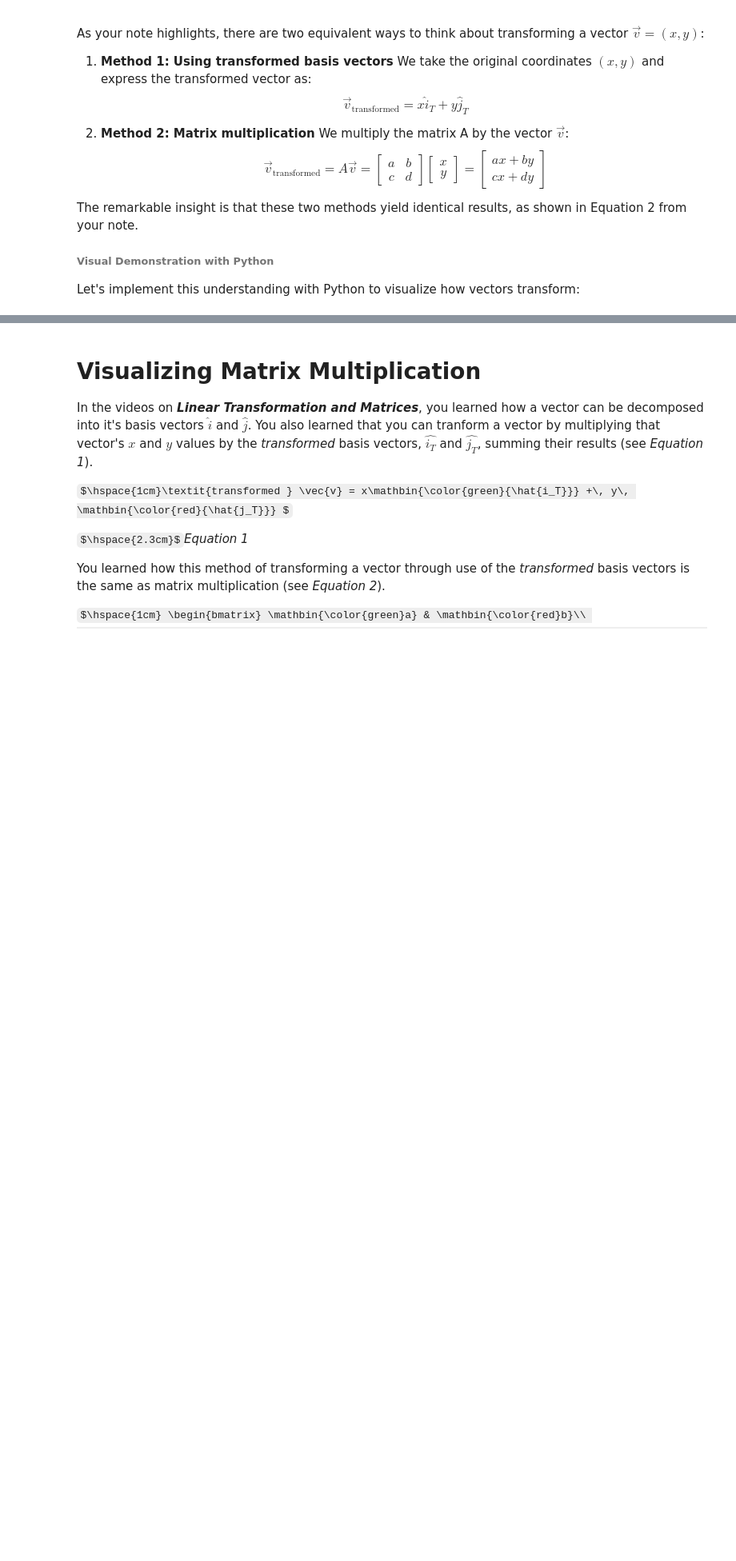
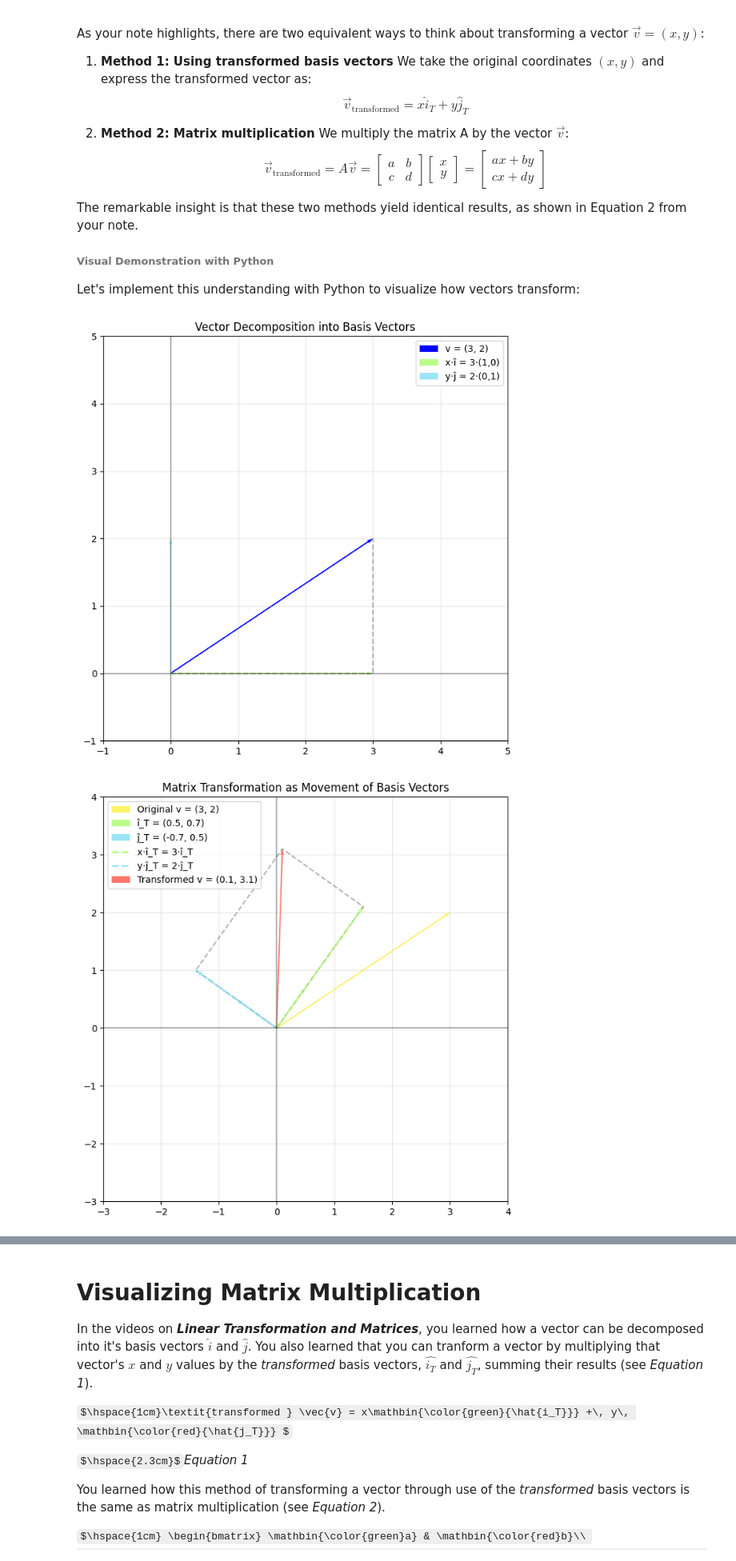
Before and after one commit to Chaklader/flower-image-classifier, a Jupyter notebook: lectures/linear_algebra/3_plotting_matrix_multiplication.ipynb, the cells around one changed output, grey strips where cells are left out. Shown at 80% size. Saved outputs shown, nothing was run; the diff lists cells and outputs as text; code cells hidden in the pictures; some formulas as TeX source; blank space fills up the shorter version.

Commit message:
feat: implement plot_vector function for matrix multiplication visualization

```diff
--- a/lectures/linear_algebra/3_plotting_matrix_multiplication.ipynb
+++ b/lectures/linear_algebra/3_plotting_matrix_multiplication.ipynb
@@ -146,10 +146,18 @@ Let's implement this understanding with Python to visualize how vectors transfor
 import numpy as np
 import matplotlib.pyplot as plt
 
-def plot_vector(vector, color='blue', label=None, linestyle='-', alpha=1.0):
+def plot_vector(vector, color='blue', label=None, alpha=1.0, linestyle='-'):
     """Plot a vector from the origin."""
-    plt.quiver(0, 0, vector[0], vector[1], angles='xy', scale_units='xy',
-               scale=1, color=color, label=label, linestyle=linestyle, alpha=alpha)
+    if linestyle == '--':
+        # For dashed lines, use plot instead of quiver
+        plt.plot([0, vector[0]], [0, vector[1]], color=color, linestyle='--',
+                 alpha=alpha, linewidth=2, label=label)
+        # Add arrowhead
+        plt.annotate('', xy=vector, xytext=(0, 0),
+                    arrowprops=dict(arrowstyle='->', color=color, alpha=alpha))
+    else:
+        plt.quiver(0, 0, vector[0], vector[1], angles='xy', scale_units='xy',
+                   scale=1, color=color, label=label, alpha=alpha, width=0.003)
 
 def plot_basis_decomposition(vector, color='blue', i_color='#BCFB89', j_color='#9AE4F5'):
     """Plot a vector and its decomposition into basis vectors."""
@@ -189,7 +197,7 @@ def plot_transformation(matrix, vector, i_color='#BCFB89', j_color='#9AE4F5',
     x_component_transformed = vector[0] * i_hat_transformed
     y_component_transformed = vector[1] * j_hat_transformed
 
-    # Plot transformed components
+    # Plot transformed components with dashed lines
     plot_vector(x_component_transformed, color=i_color, linestyle='--',
                label=f'x·î_T = {vector[0]}·î_T')
     plot_vector(y_component_transformed, color=j_color, linestyle='--',
@@ -226,30 +234,33 @@ plt.show()
 A = np.array([[0.5, -0.7], [0.7, 0.5]])  # Rotation + scaling matrix
 
 plt.figure(figsize=(10, 8))
 transformed_v = plot_transformation(A, v)
 plt.grid(alpha=0.3)
 plt.axhline(y=0, color='k', linestyle='-', alpha=0.3)
 plt.axvline(x=0, color='k', linestyle='-', alpha=0.3)
 plt.xlim(-3, 4)
 plt.ylim(-3, 4)
 plt.gca().set_aspect('equal')
 plt.title('Matrix Transformation as Movement of Basis Vectors')
 plt.legend(loc='upper left')
 plt.show()
 
 # Explicit verification of the two methods
 print("\nVerifying the equivalence of the two methods:")
 print(f"Vector v = {v}")
 print(f"Transformation matrix A = \n{A}")
 
 # Method 1: Using transformed basis vectors
 i_hat_transformed = A @ np.array([1, 0])
 j_hat_transformed = A @ np.array([0, 1])
 method1_result = v[0] * i_hat_transformed + v[1] * j_hat_transformed
 print(f"Method 1 (transformed basis): {v[0]} · {i_hat_transformed} + {v[1]} · {j_hat_transformed} = {method1_result}")
 
 # Method 2: Direct matrix multiplication
 method2_result = A @ v
 print(f"Method 2 (matrix multiplication): A · v = {method2_result}")
 
 print(f"Are the results equal? {np.allclose(method1_result, method2_result)}")
+# %% [output]
+[figure, added]
+[figure, added]
```
Also changed, not shown: parts of 2 cells of this notebook.
